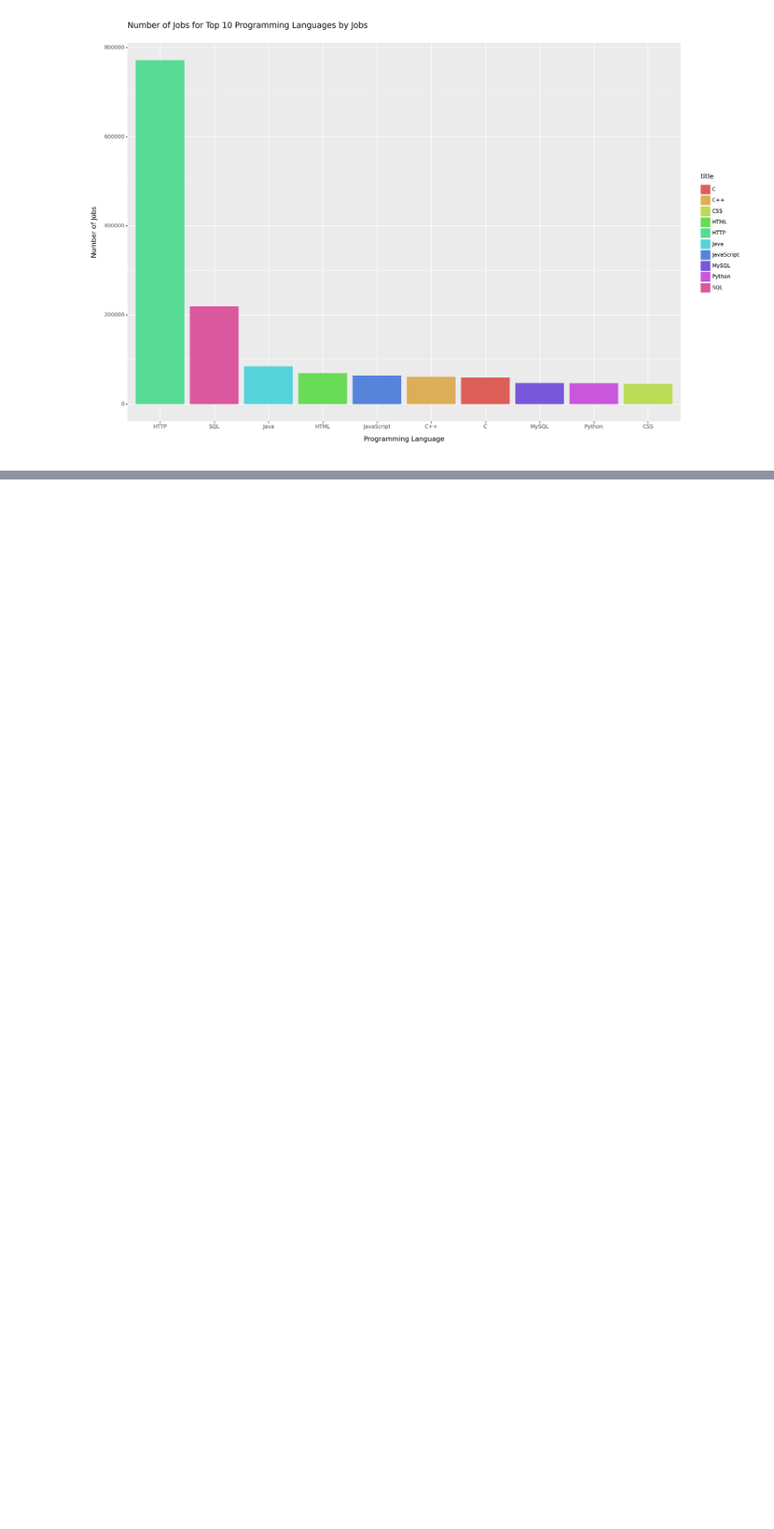
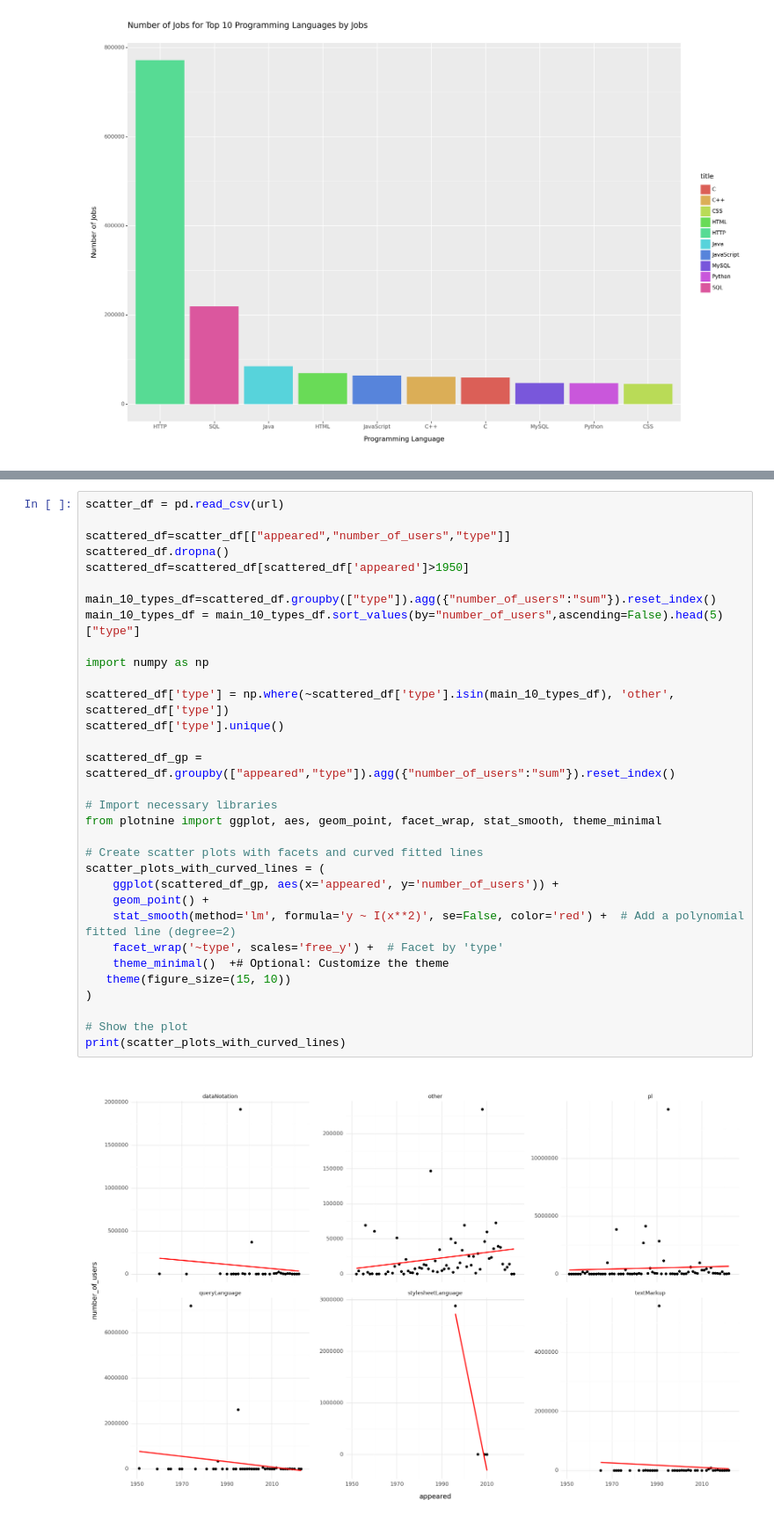
Before and after one commit to madhumsc/TidyTuesday, a Jupyter notebook: final/final.ipynb, the cells around one changed output, grey strips where cells are left out. Shown: that part at 88% size. Drawn from its saved outputs; the diff is of its cells as text; blank space fills up the shorter version.

```diff
--- a/final/final.ipynb
+++ b/final/final.ipynb
@@ -69,0 +135,34 @@ print(plot)
+# %%
+scatter_df = pd.read_csv(url)
+
+scattered_df=scatter_df[["appeared","number_of_users","type"]]
+scattered_df.dropna()
+scattered_df=scattered_df[scattered_df['appeared']>1950]
+
+main_10_types_df=scattered_df.groupby(["type"]).agg({"number_of_users":"sum"}).reset_index()
+main_10_types_df = main_10_types_df.sort_values(by="number_of_users",ascending=False).head(5)["type"]
+
+import numpy as np
+
+scattered_df['type'] = np.where(~scattered_df['type'].isin(main_10_types_df), 'other', scattered_df['type'])
+scattered_df['type'].unique()
+
+scattered_df_gp = scattered_df.groupby(["appeared","type"]).agg({"number_of_users":"sum"}).reset_index()
+
+# Import necessary libraries
+from plotnine import ggplot, aes, geom_point, facet_wrap, stat_smooth, theme_minimal
+
+# Create scatter plots with facets and curved fitted lines
+scatter_plots_with_curved_lines = (
+    ggplot(scattered_df_gp, aes(x='appeared', y='number_of_users')) +
+    geom_point() +
+    stat_smooth(method='lm', formula='y ~ I(x**2)', se=False, color='red') +  # Add a polynomial fitted line (degree=2)
+    facet_wrap('~type', scales='free_y') +  # Facet by 'type'
+    theme_minimal()  +# Optional: Customize the theme
+   theme(figure_size=(15, 10))
+)
+
+# Show the plot
+print(scatter_plots_with_curved_lines)
+# %% [output]
+[figure, added]
```
Also changed, not shown: parts of 8 cells of this notebook.
